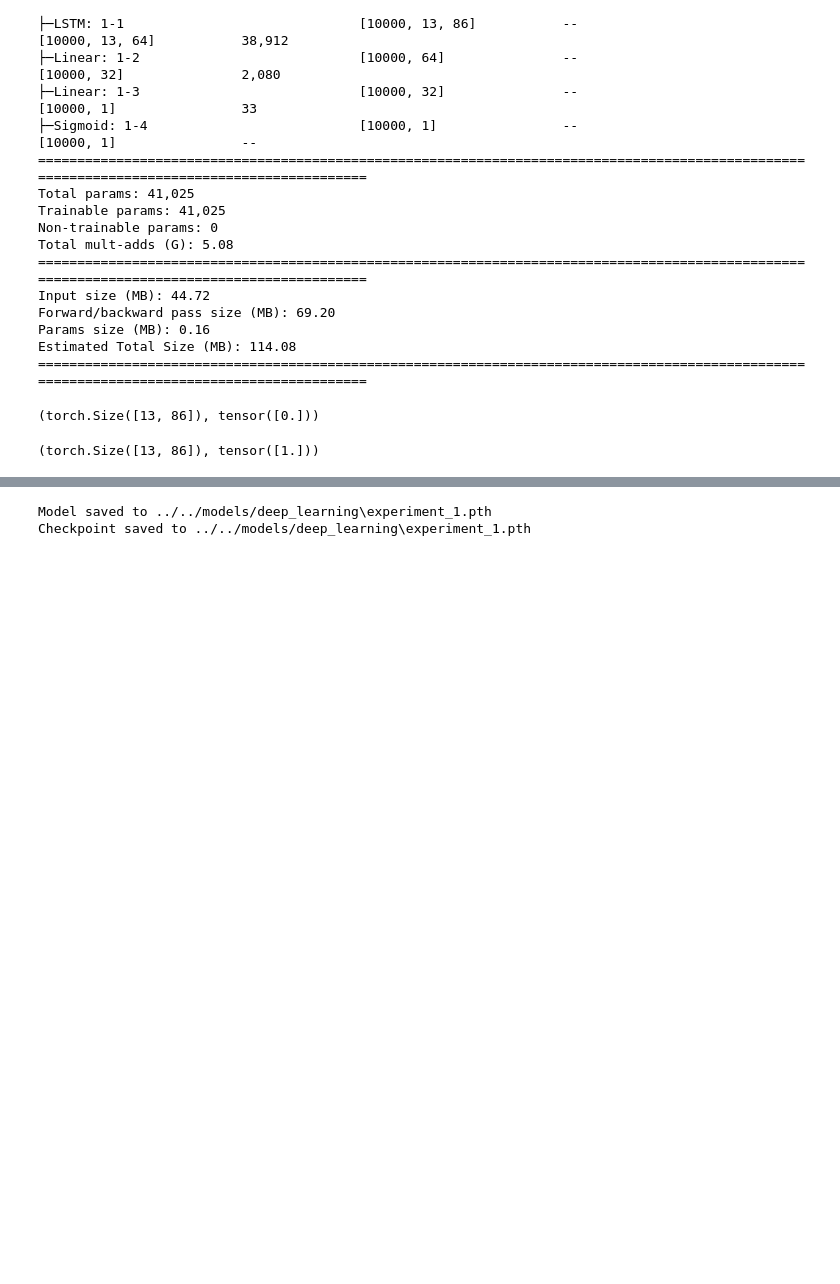
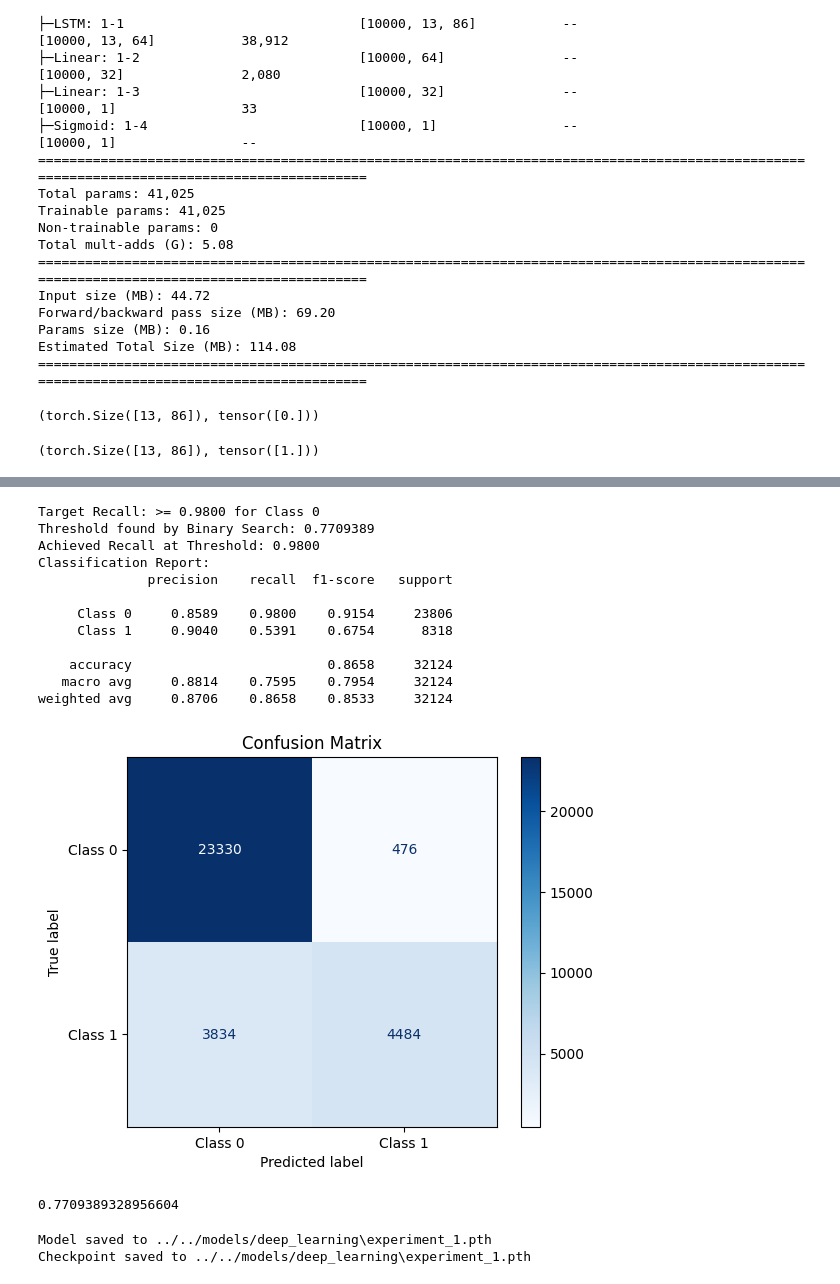
Before and after one commit to Vaseekaran-V/FYP_MSc, a Jupyter notebook: src/deep_learning/experiment_1.ipynb, the cells around one changed output, grey strips where cells are left out. Saved outputs shown, nothing was run; the diff lists cells and outputs as text; code cells hidden in the pictures; blank space fills up the shorter version.

Commit message:
modified experiments with fixed recall of class 0

```diff
--- a/src/deep_learning/experiment_1.ipynb
+++ b/src/deep_learning/experiment_1.ipynb
@@ -300,3 +370,55 @@ Best val loss: 0.2411, Best val AUC: 0.9523
+# %%
+from sklearn.metrics import classification_report, confusion_matrix, ConfusionMatrixDisplay
+import numpy as np
+
+def evaluate_model_for_recall(target_class, desired_recall, y_true, y_pred_proba):
+    """
+    Evaluate the model by finding the threshold for a specified recall of a target class,
+    and then print the classification report and confusion matrix.
+    Args:
+        target_class (int): The class for which the recall is specified (0 or 1).
+        desired_recall (float): The desired recall value (between 0 and 1).
+        y_true (list or np.array): Ground truth labels.
+        y_pred_proba (list or np.array): Predicted probabilities for the positive class.
+
+    Returns:
+        float: The threshold value that achieves the desired recall.
+    """
+    # Sort predictions and true labels by predicted probabilities
+    threshold = find_threshold_binary_search(y_true=y_true, y_pred_proba=y_pred_proba, target_class=target_class, target_recall=desired_recall)[0]
+
+    # Convert probabilities to binary predictions using the threshold
+    binary_preds = [1 if p >= threshold else 0 for p in y_pred_proba]
+
+    # Print classification report
+    print("Classification Report:")
+    print(classification_report(y_true, binary_preds, target_names=['Class 0', 'Class 1'], digits=4))
+
+    # Compute and display confusion matrix
+    cm = confusion_matrix(y_true, binary_preds)
+    disp = ConfusionMatrixDisplay(confusion_matrix=cm, display_labels=['Class 0', 'Class 1'])
+    disp.plot(cmap=plt.cm.Blues)
+    plt.title("Confusion Matrix")
+    plt.show()
+
+    return threshold
+# %%
+evaluate_model_for_recall(target_class=0, desired_recall=0.98, y_true=np.array(all_labels).astype('int'), y_pred_proba=np.array(val_predictions))
+# %% [output]
+Target Recall: >= 0.9800 for Class 0
+Threshold found by Binary Search: 0.7709389
+Achieved Recall at Threshold: 0.9800
+Classification Report:
+              precision    recall  f1-score   support
+
+     Class 0     0.8589    0.9800    0.9154     23806
+     Class 1     0.9040    0.5391    0.6754      8318
+
+    accuracy                         0.8658     32124
+   macro avg     0.8814    0.7595    0.7954     32124
+weighted avg     0.8706    0.8658    0.8533     32124
+[figure, added]
+0.7709389328956604
 # %%
 import os
 
```
Also changed, not shown: parts of 8 cells of this notebook, 29 other files.
